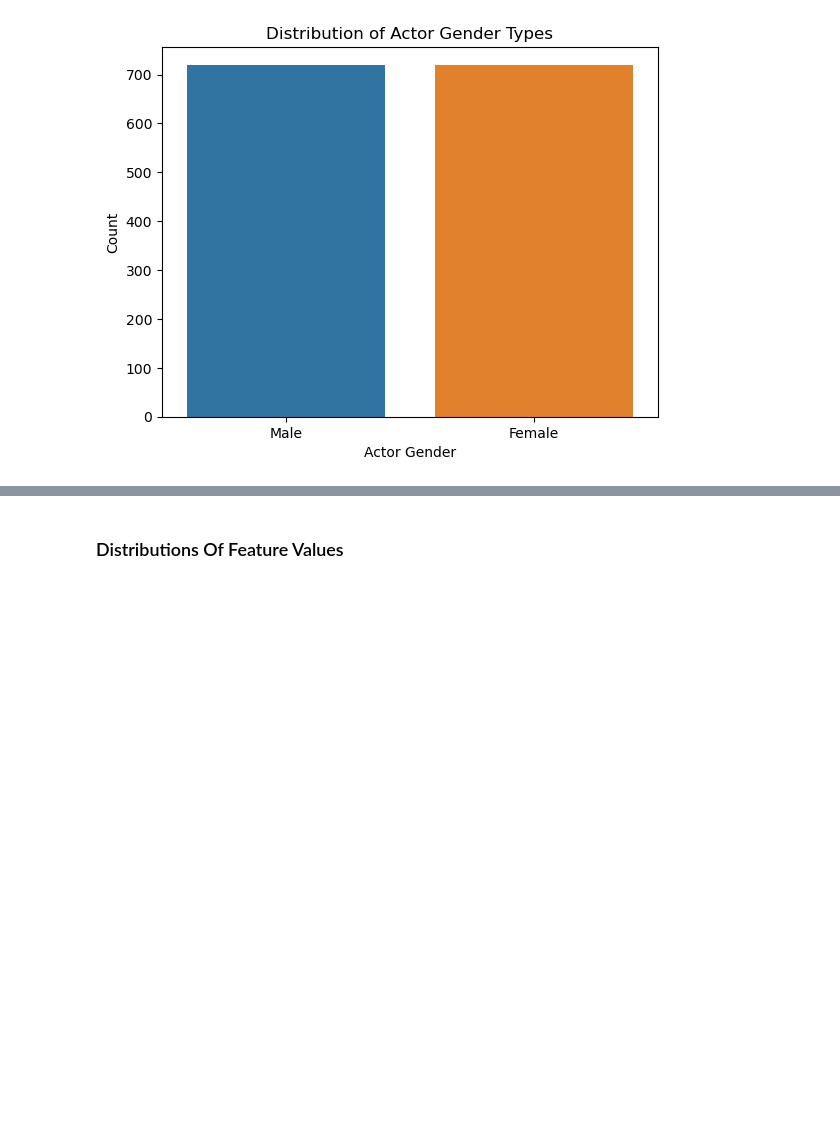
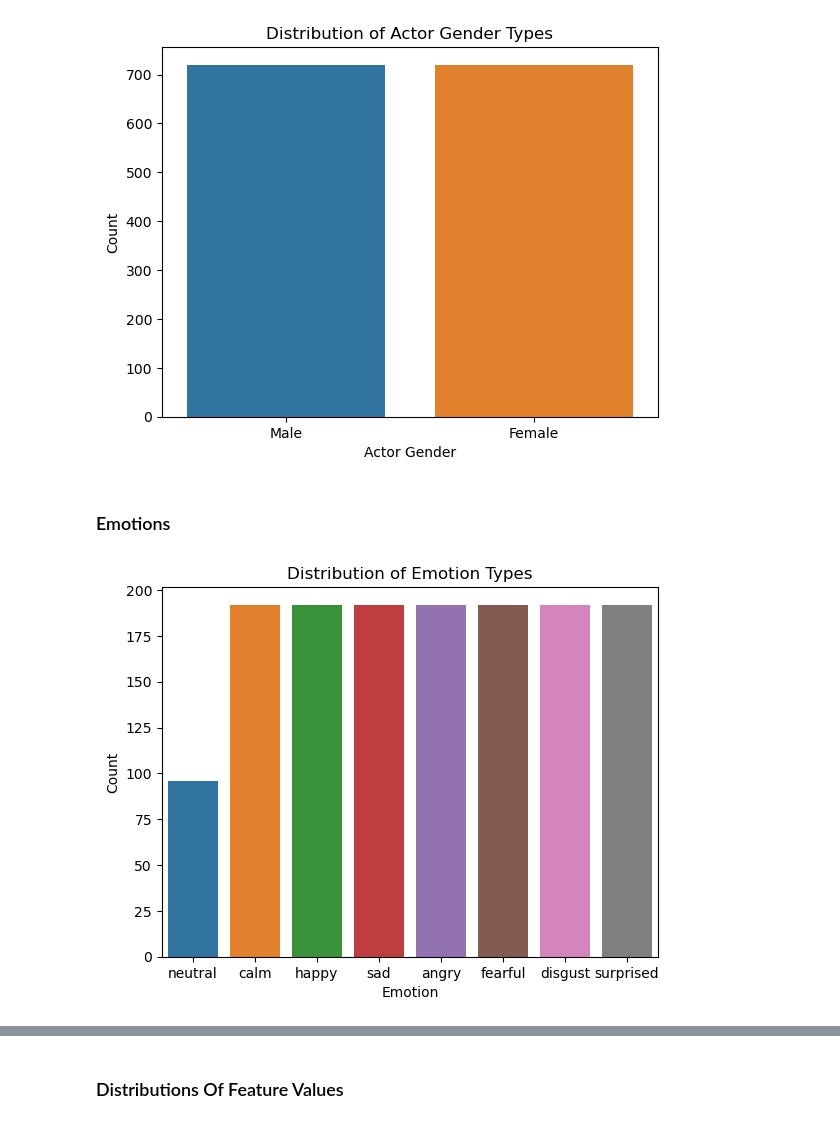
Before and after one commit to Impingere/Projects, a Jupyter notebook: 18.6.1 Capstone Two - Data Wrangling/Capstone 2 - Data Wrangling.ipynb, the cells around one changed output, grey strips where cells are left out. Cells and saved outputs as stored; diff of their text form; code cells hidden in the pictures; blank space fills up the shorter version.

```diff
--- a/18.6.1 Capstone Two - Data Wrangling/Capstone 2 - Data Wrangling.ipynb
+++ b/18.6.1 Capstone Two - Data Wrangling/Capstone 2 - Data Wrangling.ipynb
@@ -507,3 +555,19 @@ plt.xticks([0, 1], ['Male', 'Female'])
 plt.show()
 # %% [output]
 [figure]
+# %% [markdown]
+### Emotions
+# %%
+# Create a count plot
+sns.countplot(x='emotion', data=df)
+
+# Adding labels and title for clarity
+plt.xlabel('Emotion')
+plt.ylabel('Count')
+plt.title('Distribution of Emotion Types')
+plt.xticks([0, 1, 2, 3, 4, 5, 6, 7], ['neutral', 'calm', 'happy', 'sad', 'angry', 'fearful', 'disgust', 'surprised'])
+
+# Display the plot
+plt.show()
+# %% [output]
+[figure, added]
```
Also changed, not shown: parts of 23 cells of this notebook, 1 other file.
